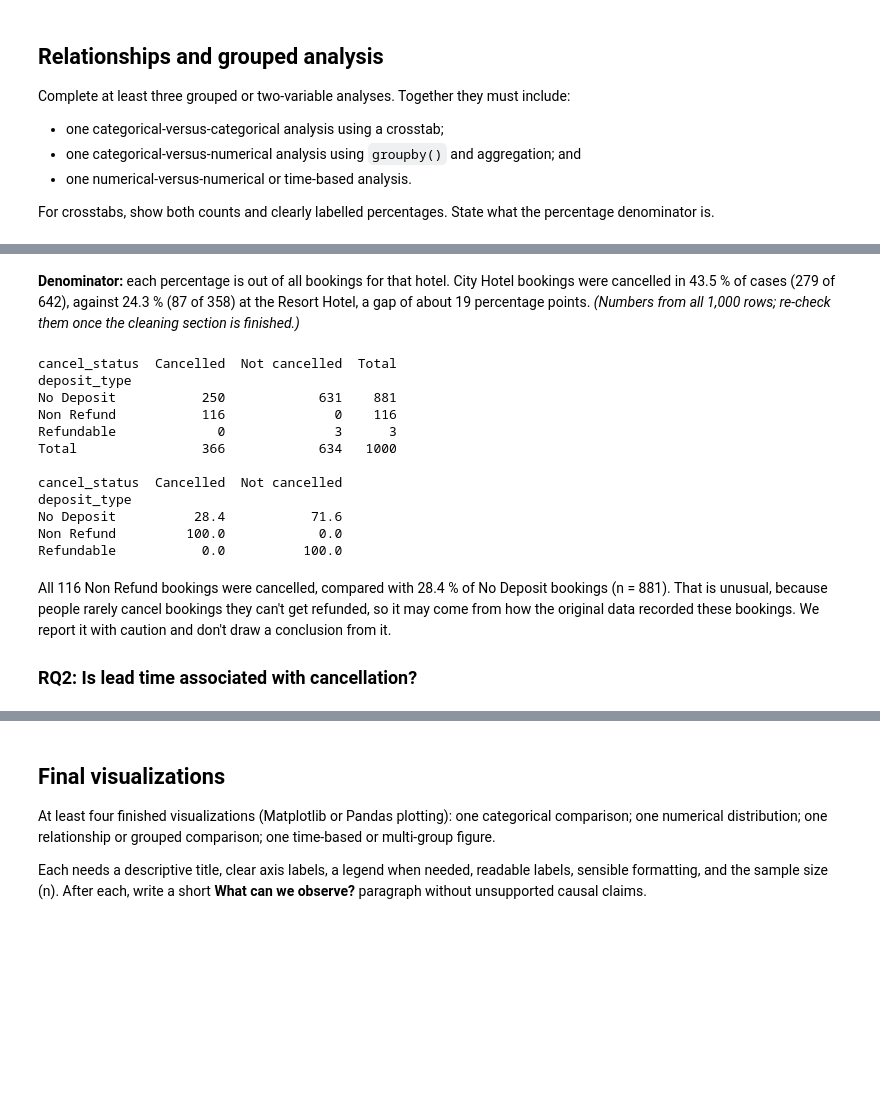
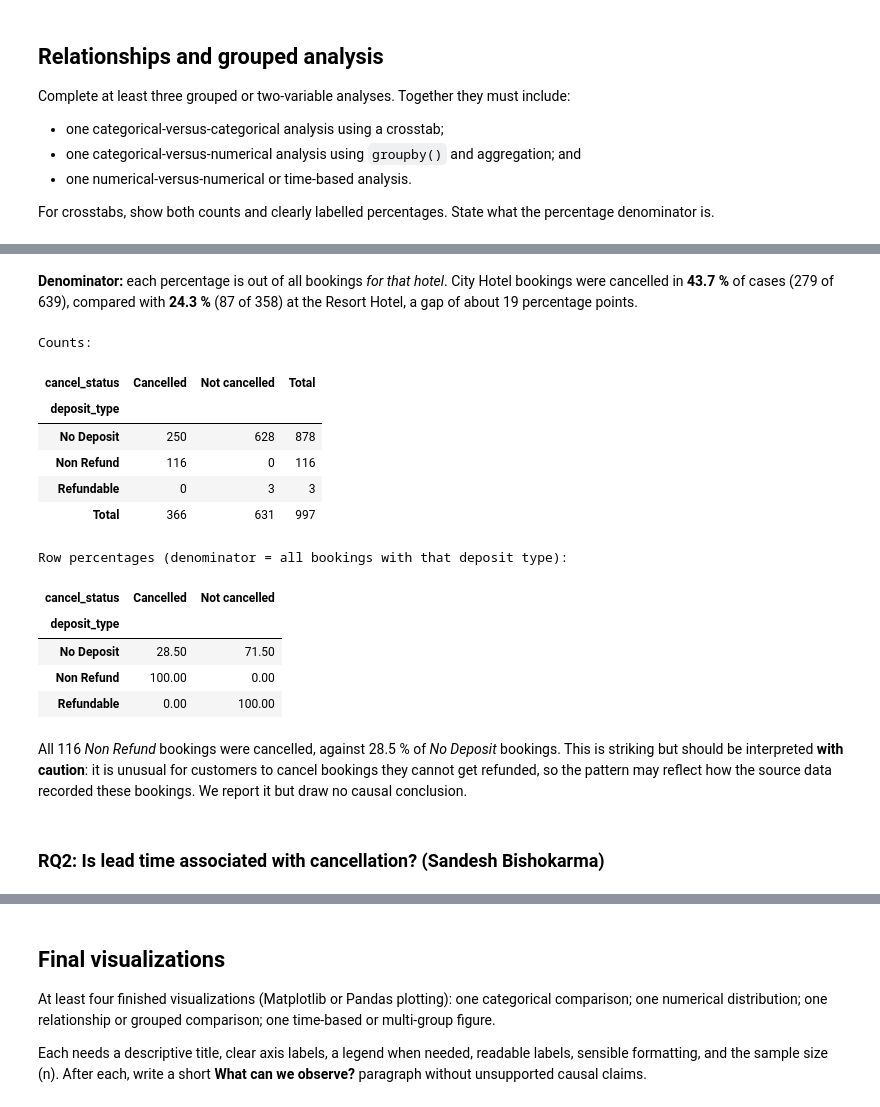
Before and after one commit to Acidburn07/hotel-booking-data-analysis, a Jupyter notebook: notebooks/work/sandesh.ipynb, the cells around one changed output, grey strips where cells are left out. Cells and saved outputs as stored; diff of their text form; code cells hidden in the pictures; blank space fills up the shorter version.

```diff
--- a/notebooks/work/sandesh.ipynb
+++ b/notebooks/work/sandesh.ipynb
@@ -66,29 +109,30 @@ row_pct
 # %% [markdown]
-**Denominator:** each percentage is out of all bookings for that hotel.
-City Hotel bookings were cancelled in 43.5 % of cases (279 of 642), against 24.3 % (87 of 358) at the Resort Hotel, a gap of about 19 percentage points.
-*(Numbers from all 1,000 rows; re-check them once the cleaning section is finished.)*
+**Denominator:** each percentage is out of all bookings *for that hotel*.
+City Hotel bookings were cancelled in **43.7 %** of cases (279 of 639), compared with **24.3 %** (87 of 358) at the Resort Hotel, a gap of about 19 percentage points.
 # %%
-# Extra: deposit type x cancellation (denominator = all bookings with that deposit type)
+# Second crosstab: deposit type x cancellation
 deposit_counts = pd.crosstab(hotel["deposit_type"], hotel["cancel_status"], margins=True, margins_name="Total")
 deposit_pct = (pd.crosstab(hotel["deposit_type"], hotel["cancel_status"], normalize="index") * 100).round(1)
-print(deposit_counts)
-print()
-print(deposit_pct)
+print("Counts:")
+display(deposit_counts)
+print("Row percentages (denominator = all bookings with that deposit type):")
+display(deposit_pct)
 # %% [output]
-cancel_status  Cancelled  Not cancelled  Total
-deposit_type
-No Deposit           250            631    881
-Non Refund           116              0    116
-Refundable             0              3      3
-Total                366            634   1000
-
-cancel_status  Cancelled  Not cancelled
-deposit_type
-No Deposit          28.4           71.6
-Non Refund         100.0            0.0
-Refundable           0.0          100.0
+Counts:
+| cancel_status | Cancelled | Not cancelled | Total |
+| deposit_type |  |  |  |
+| No Deposit | 250 | 628 | 878 |
+| Non Refund | 116 | 0 | 116 |
+| Refundable | 0 | 3 | 3 |
+| Total | 366 | 631 | 997 |
+Row percentages (denominator = all bookings with that deposit type):
+| cancel_status | Cancelled | Not cancelled |
+| deposit_type |  |  |
+| No Deposit | 28.50 | 71.50 |
+| Non Refund | 100.00 | 0.00 |
+| Refundable | 0.00 | 100.00 |
 # %% [markdown]
-All 116 Non Refund bookings were cancelled, compared with 28.4 % of No Deposit bookings (n = 881). That is unusual, because people rarely cancel bookings they can't get refunded, so it may come from how the original data recorded these bookings. We report it with caution and don't draw a conclusion from it.
-
-### RQ2: Is lead time associated with cancellation?
+All 116 *Non Refund* bookings were cancelled, against 28.5 % of *No Deposit* bookings. This is striking but should be interpreted **with caution**: it is unusual for customers to cancel bookings they cannot get refunded, so the pattern may reflect how the source data recorded these bookings. We report it but draw no causal conclusion.
+# %% [markdown]
+### RQ2: Is lead time associated with cancellation? (Sandesh Bishokarma)
 # %%
```
Also changed, not shown: parts of 22 cells of this notebook, 1 other file.
